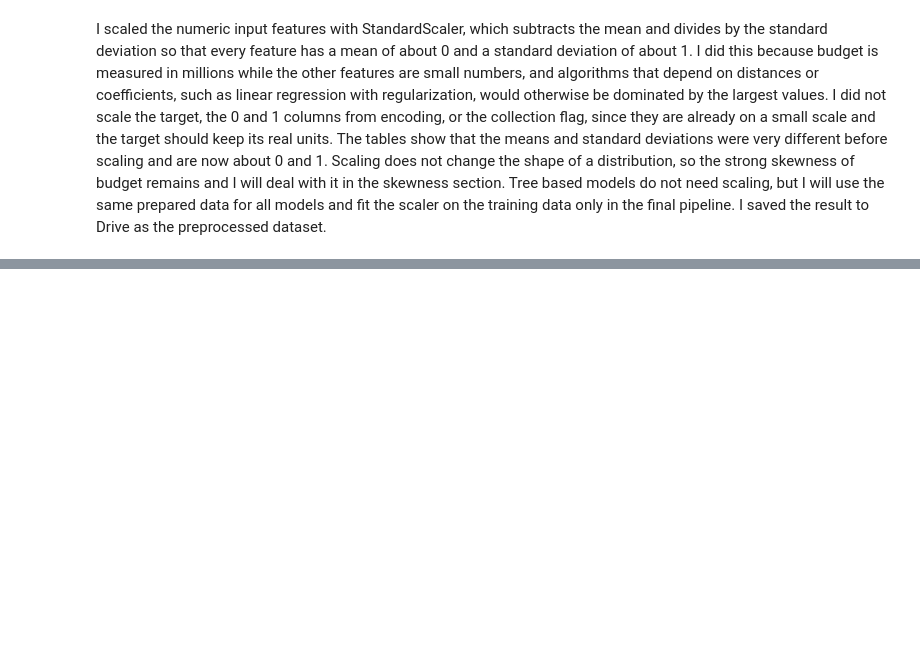
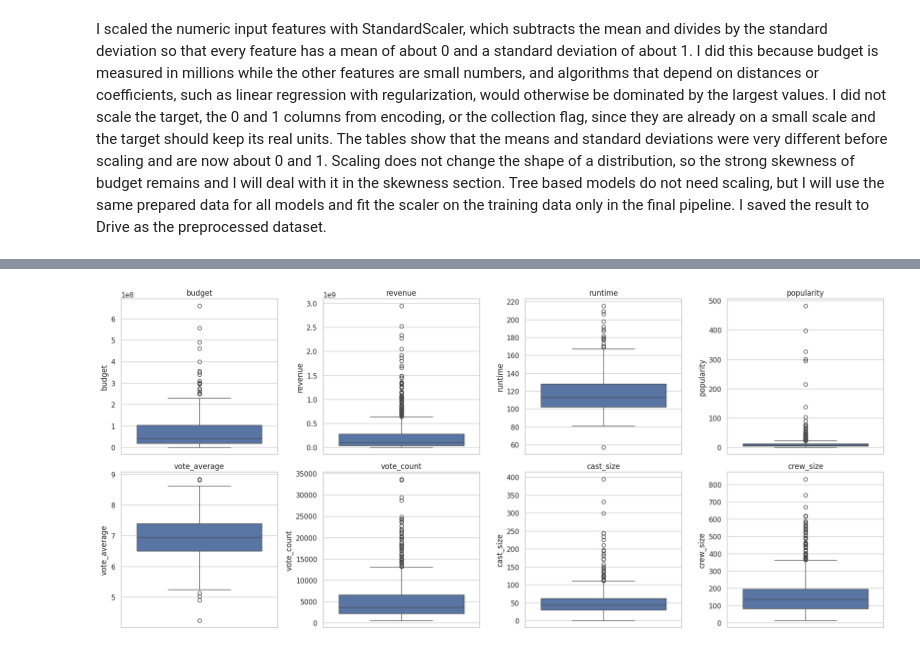
Before and after one commit to eishaiqbal767-cmyk/AI-TMBD-MOVIES-PROJECT, a Jupyter notebook: Notebooks/TMBD_Project.ipynb, the cells around one changed output, grey strips where cells are left out. Saved outputs shown, nothing was run; the diff lists cells and outputs as text; code cells hidden in the pictures; blank space fills up the shorter version.

```diff
--- a/Notebooks/TMBD_Project.ipynb
+++ b/Notebooks/TMBD_Project.ipynb
@@ -817,0 +859,9 @@ I scaled the numeric input features with StandardScaler, which subtracts the mea
+# %%
+fig, axes = plt.subplots(2, 4, figsize=(18, 8))
+for ax, c in zip(axes.ravel(), num_eda):
+    sns.boxplot(y=eda[c].dropna(), ax=ax)
+    ax.set_title(c)
+plt.tight_layout()
+plt.show()
+# %% [output]
+[figure, added]
```
Also changed, not shown: parts of 15 cells of this notebook.
